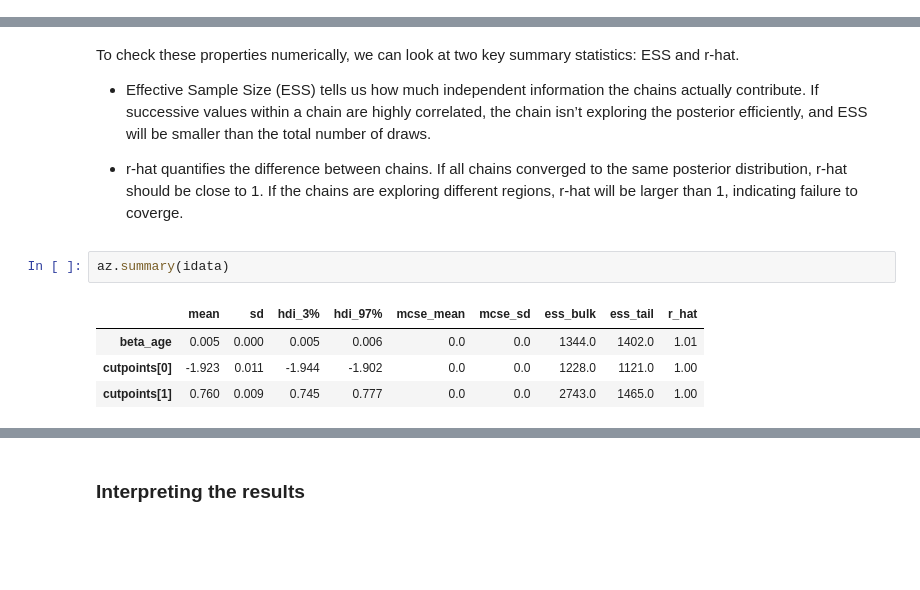
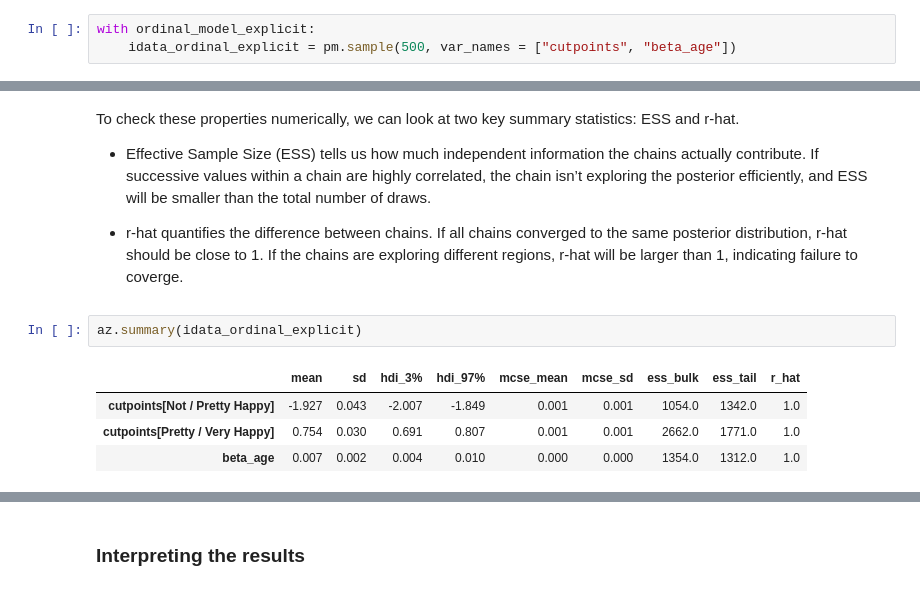
Before and after one commit to AllenDowney/SurveyDataPyMC, a Jupyter notebook: notebooks/03_ordinal_regression.ipynb, the cells around one changed output, grey strips where cells are left out. Drawn from its saved outputs; the diff is of its cells as text; blank space fills up the shorter version.

```diff
--- a/notebooks/03_ordinal_regression.ipynb
+++ b/notebooks/03_ordinal_regression.ipynb
@@ -299,0 +314,3 @@ Sampling 4 chains for 1_000 tune and 500 draw iterations (4_000 + 2_000 draws to
+# %%
+with ordinal_model_explicit:
+    idata_ordinal_explicit = pm.sample(500, var_names = ["cutpoints", "beta_age"])
@@ -322,12 +350,12 @@ To check these properties numerically, we can look at two key summary statistics
 
 *    r-hat quantifies the difference between chains. If all chains converged to the same posterior distribution, r-hat should be close to 1. If the chains are exploring different regions, r-hat will be larger than 1, indicating failure to coverge.
 # %%
-az.summary(idata)
+az.summary(idata_ordinal_explicit)
 # %% [output]
 |  | mean | sd | hdi_3% | hdi_97% | mcse_mean | mcse_sd | ess_bulk | ess_tail | r_hat |
-| beta_age | 0.005 | 0.000 | 0.005 | 0.006 | 0.0 | 0.0 | 1344.0 | 1402.0 | 1.01 |
-| cutpoints[0] | -1.923 | 0.011 | -1.944 | -1.902 | 0.0 | 0.0 | 1228.0 | 1121.0 | 1.00 |
-| cutpoints[1] | 0.760 | 0.009 | 0.745 | 0.777 | 0.0 | 0.0 | 2743.0 | 1465.0 | 1.00 |
+| cutpoints[Not / Pretty Happy] | -1.927 | 0.043 | -2.007 | -1.849 | 0.001 | 0.001 | 1054.0 | 1342.0 | 1.0 |
+| cutpoints[Pretty / Very Happy] | 0.754 | 0.030 | 0.691 | 0.807 | 0.001 | 0.001 | 2662.0 | 1771.0 | 1.0 |
+| beta_age | 0.007 | 0.002 | 0.004 | 0.010 | 0.000 | 0.000 | 1354.0 | 1312.0 | 1.0 |
 [interactive output not drawn]
 # %% [markdown]
 ### Interpreting the results
```
Also changed, not shown: parts of 18 cells of this notebook.
